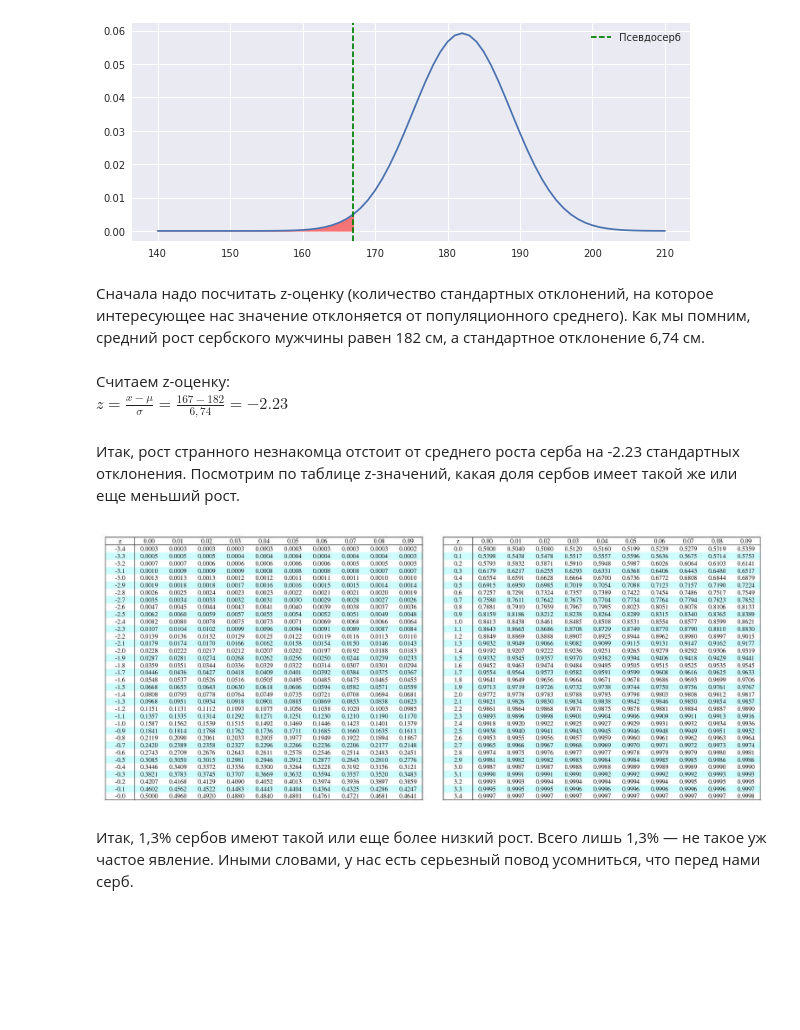
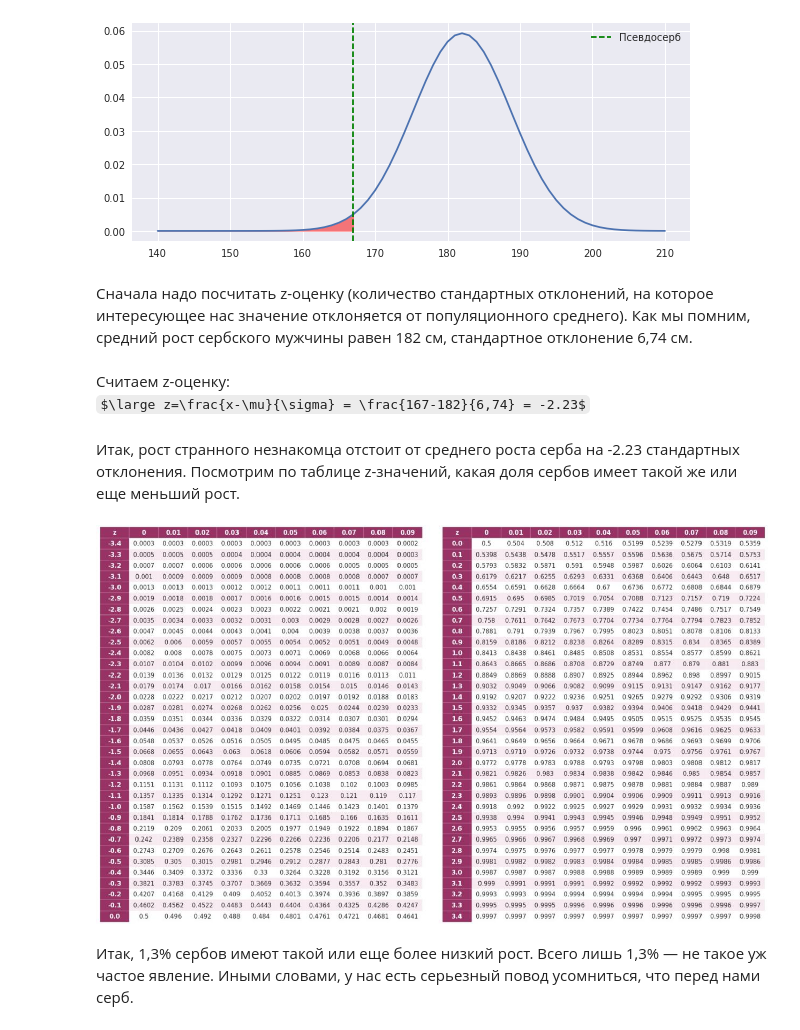
Before and after one commit to mishaberegov/statistics, a Jupyter notebook: Статистика_для_нубов.ipynb, the cells around one changed output. Drawn from its saved outputs; the diff is of its cells as text; code cells hidden in the pictures; some formulas as TeX source; blank space fills up the shorter version.

```diff
--- a/Статистика_для_нубов.ipynb
+++ b/Статистика_для_нубов.ipynb
@@ -693,17 +706,17 @@ plt.show()
 # %% [output]
 [figure]
 # %% [markdown]
-Сначала надо посчитать z-оценку (количество стандартных отклонений, на которое интересующее нас значение отклоняется от популяционного среднего). Как мы помним, средний рост сербского мужчины равен 182 см, а стандартное отклонение 6,74 см.
+Сначала надо посчитать z-оценку (количество стандартных отклонений, на которое интересующее нас значение отклоняется от популяционного среднего). Как мы помним, средний рост сербского мужчины равен 182 см, стандартное отклонение 6,74 см.
 # %% [markdown]
 Считаем z-оценку: <br>
-$z=\frac{x-\mu}{\sigma} = \frac{167-182}{6,74} = -2.23$
+$\large z=\frac{x-\mu}{\sigma} = \frac{167-182}{6,74} = -2.23$
 # %% [markdown]
 Итак, рост странного незнакомца отстоит от среднего роста серба на -2.23 стандартных отклонения. Посмотрим по таблице z-значений, какая доля сербов имеет такой же или еще меньший рост.
 # %%
 #Вставляю таблицу, которую загрузил в разделе про z-оценки
-Image("z-table-min.jpg", width=1000)
+Image("z-table.jpg", width=1000)
 # %% [output]
-[figure, old version]
+[figure, new version]
 # %% [markdown]
 Итак, 1,3% сербов имеют такой или еще более низкий рост. Всего лишь 1,3% &mdash; не такое уж частое явление. Иными словами, у нас есть серьезный повод усомниться, что перед нами серб.
 # %%
```
Also changed, not shown: parts of 94 cells of this notebook.
